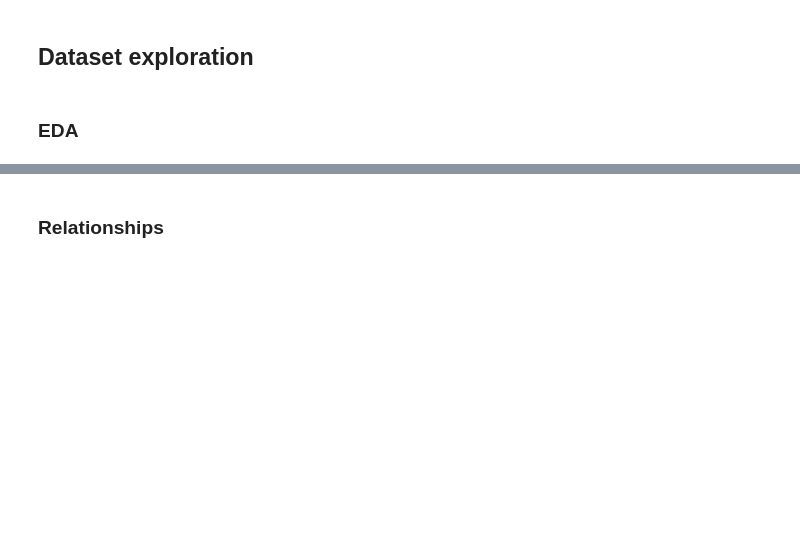
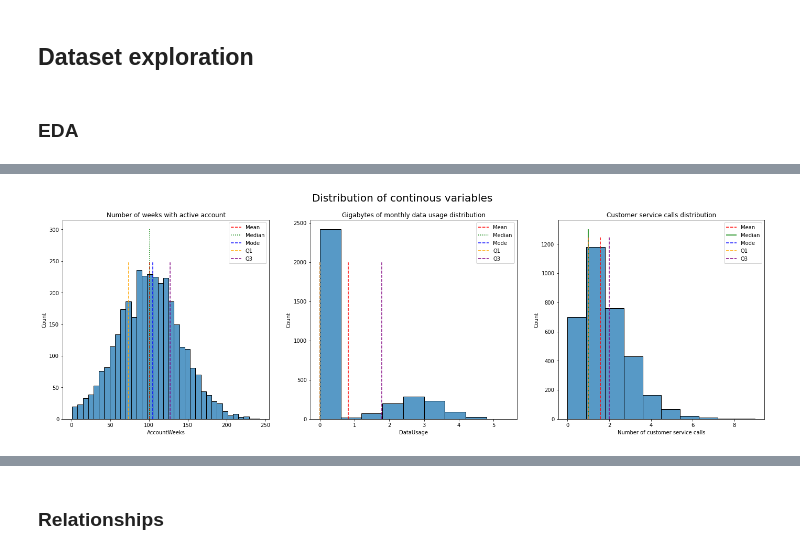
Before and after one commit to CarJung/Churn_exploration, a Jupyter notebook: Report.ipynb, the cells around one changed output, grey strips where cells are left out. Saved outputs shown, nothing was run; the diff lists cells and outputs as text; code cells hidden in the pictures; blank space fills up the shorter version.

```diff
--- a/Report.ipynb
+++ b/Report.ipynb
@@ -24,0 +62,35 @@ data = pd.read_csv('data/telecom_churn.csv')
+# %%
+fig, ax = plt.subplots( 1,3, figsize=(24, 7))
+plt.suptitle('Distribution of continous variables', fontsize=20)
+
+sns.histplot(data['AccountWeeks'],ax=ax[0])
+ax[0].set_title('Number of weeks with active account')
+ax[0].vlines(data['AccountWeeks'].mean(),0,250,color='red',label='Mean' , linestyles='dashed')
+ax[0].vlines(data['AccountWeeks'].median(),0,300,color='green',label='Median', linestyles='dotted')
+ax[0].vlines(data['AccountWeeks'].mode()[0],0,250,color='blue',label='Mode', linestyles='dashed')
+ax[0].vlines(data['AccountWeeks'].quantile(0.25),0,250,color='orange',label='Q1', linestyles='dashed')
+ax[0].vlines(data['AccountWeeks'].quantile(0.75),0,250,color='purple',label='Q3', linestyles='dashed')
+ax[0].legend();
+
+
+sns.histplot(data['DataUsage'],bins=9,ax=ax[1])
+ax[1].set_title('Gigabytes of monthly data usage distribution')
+ax[1].vlines(data['DataUsage'].mean(),0,2000,color='red',label='Mean' , linestyles='dashed')
+ax[1].vlines(data['DataUsage'].median(),0,2000,color='green',label='Median', linestyles='dotted')
+ax[1].vlines(data['DataUsage'].mode()[0],0,2000,color='blue',label='Mode', linestyles='dashed')
+ax[1].vlines(data['DataUsage'].quantile(0.25),0,2000,color='orange',label='Q1', linestyles='dashed')
+ax[1].vlines(data['DataUsage'].quantile(0.75),0,2000,color='purple',label='Q3', linestyles='dashed')
+ax[1].legend();
+
+
+sns.histplot(data['CustServCalls'],bins=10, ax = ax[2])
+ax[2].set_title('Customer service calls distribution')
+ax[2].vlines(data['CustServCalls'].mean(),0,1250,color='red',label='Mean' , linestyles='dashed')
+ax[2].vlines(data['CustServCalls'].median(),0,1300,color='green',label='Median', linestyles='solid')
+ax[2].vlines(data['CustServCalls'].mode()[0],0,1250,color='blue',label='Mode', linestyles='dashed')
+ax[2].vlines(data['CustServCalls'].quantile(0.25),0,1250,color='orange',label='Q1', linestyles='dashed')
+ax[2].vlines(data['CustServCalls'].quantile(0.75),0,1250,color='purple',label='Q3', linestyles='dashed')
+ax[2].set_xlabel('Number of customer service calls')
+ax[2].legend();
+# %% [output]
+[figure, added]
```
Also changed, not shown: parts of 9 cells of this notebook, 1 other file.
